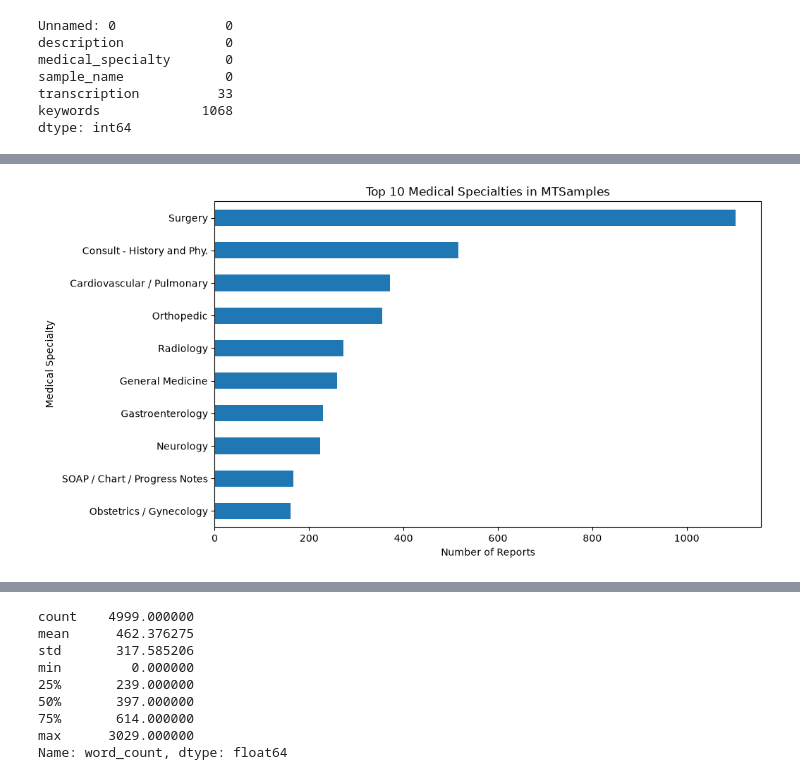
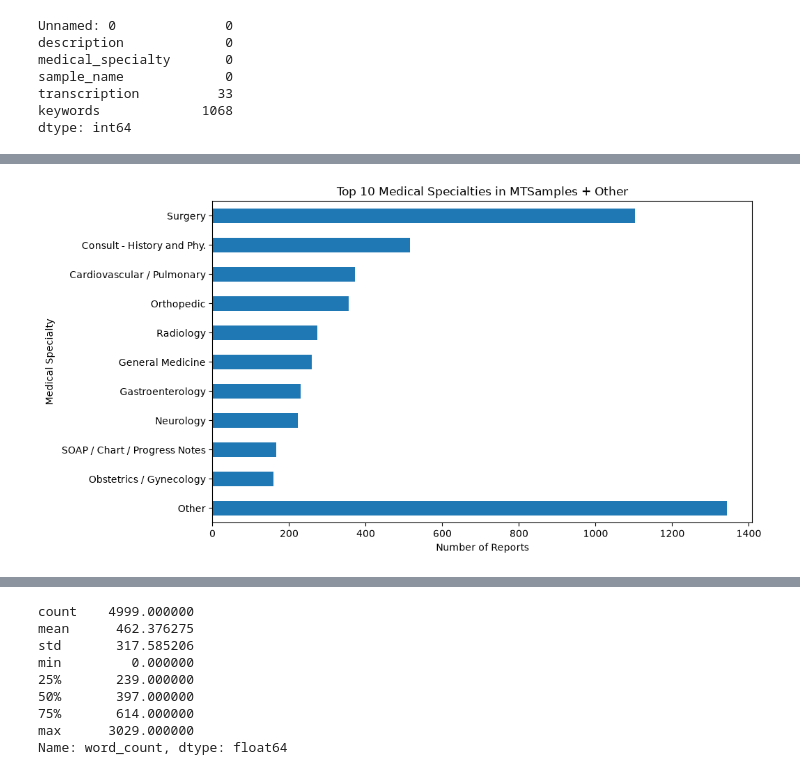
Before and after one commit to acmucsd-projects/fa26-ai-team-3, a Jupyter notebook: notebooks/01_data_eda.ipynb, the cells around one changed output, grey strips where cells are left out. Drawn from its saved outputs; the diff is of its cells as text; code cells hidden in the pictures.

Commit message:
added revisions for this week to graphs

```diff
--- a/notebooks/01_data_eda.ipynb
+++ b/notebooks/01_data_eda.ipynb
@@ -70,15 +70,23 @@ Name: count, dtype: int64
 # %%
 import matplotlib.pyplot as plt
 
-df["medical_specialty"].value_counts().head(10).plot(
+counts = df["medical_specialty"].value_counts()
+
+top_10 = counts.head(10)
+
+other = counts.iloc[10:].sum()
+
+top_10["Other"] = other
+
+top_10.plot(
     kind="barh",
     figsize=(10, 6)
 )
 
 plt.xlabel("Number of Reports")
 plt.ylabel("Medical Specialty")
-plt.title("Top 10 Medical Specialties in MTSamples")
+plt.title("Top 10 Medical Specialties in MTSamples + Other")
 plt.gca().invert_yaxis()
 plt.show()
 # %% [output]
-[figure, old version]
+[figure, new version]
```
Also changed, not shown: parts of 4 cells of this notebook, 2 other files.
